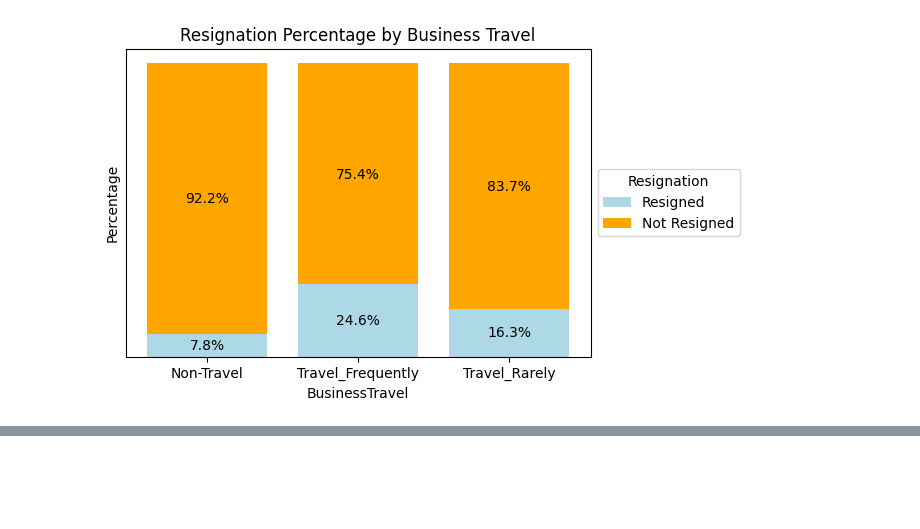
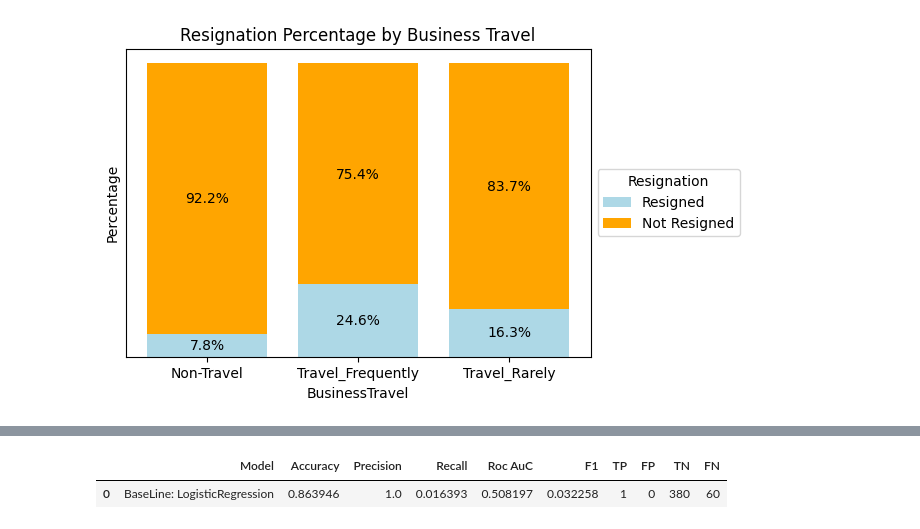
Before and after one commit to YuriCatramby/ds-clf-hr-resignation, a Jupyter notebook: ds-clf-hr-resignation.ipynb, the cells around one changed output, grey strips where cells are left out. Saved outputs shown, nothing was run; the diff lists cells and outputs as text; code cells hidden in the pictures; blank space fills up the shorter version.

```diff
--- a/ds-clf-hr-resignation.ipynb
+++ b/ds-clf-hr-resignation.ipynb
@@ -763,0 +961,3 @@ acho que tem que fazer o groupy anmtes? preciso confirmar pq seria bom pra verif
+# %%
+def remove_columns(df, features_to_exclude):
+    return df.drop(columns=features_to_exclude)
@@ -763,0 +966,14 @@ acho que tem que fazer o groupy anmtes? preciso confirmar pq seria bom pra verif
+# %%
+transform_binary_transformer = FunctionTransformer(func=transform_binary, kw_args={'features_to_binary': features_to_binary})
+remove_columns_transformer = FunctionTransformer(func=remove_columns, kw_args={'features_to_exclude': features_to_exclude})
+target_encoder = ColumnTransformer(transformers=[('target_encode', TargetEncoder(), features_to_target_encoder)], remainder='passthrough')
+
+
+pipeline = Pipeline([
+    ('transform_binary', transform_binary_transformer),
+    ('remove_columns', remove_columns_transformer),
+    ('target_encoder', target_encoder),
+    ("model_log_regression", LogisticRegression())
+])
+
+pipeline.fit(X_train, y_train)
@@ -763,0 +1000,34 @@ acho que tem que fazer o groupy anmtes? preciso confirmar pq seria bom pra verif
+# %%
+y_pred = pipeline.predict(X_test)
+# %%
+accuracy = accuracy_score(y_test, y_pred)
+precision = precision_score(y_test, y_pred)
+recall = recall_score(y_test, y_pred)
+roc_auc = roc_auc_score(y_test, y_pred)
+f1 = f1_score(y_test, y_pred)
+
+
+conf_matrix = confusion_matrix(y_test, y_pred)
+TP = conf_matrix[1, 1]
+FP = conf_matrix[0, 1]
+TN = conf_matrix[0, 0]
+FN = conf_matrix[1, 0]
+
+metrics_df = pd.DataFrame({
+    "Model": "BaseLine: LogisticRegression",
+    # "Scaler": [scaler_name],
+    "Accuracy": [accuracy],
+    "Precision": [precision],
+    "Recall": [recall],
+    "Roc AuC": [roc_auc],
+    "F1": [f1],
+    "TP": [TP],
+    "FP": [FP],
+    "TN": [TN],
+    "FN": [FN]
+})
+
+metrics_df
+# %% [output]
+|  | Model | Accuracy | Precision | Recall | Roc AuC | F1 | TP | FP | TN | FN |
+| 0 | BaseLine: LogisticRegression | 0.863946 | 1.0 | 0.016393 | 0.508197 | 0.032258 | 1 | 0 | 380 | 60 |
```
Also changed, not shown: parts of 39 cells of this notebook.
